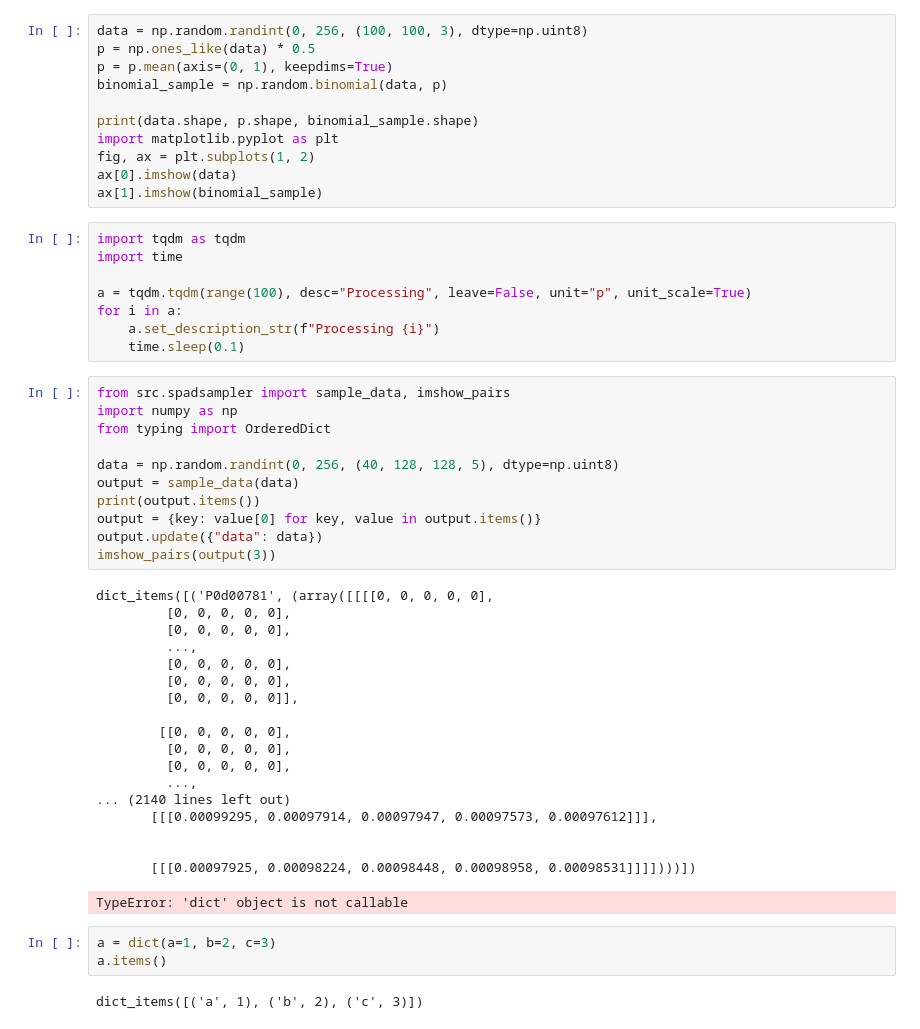
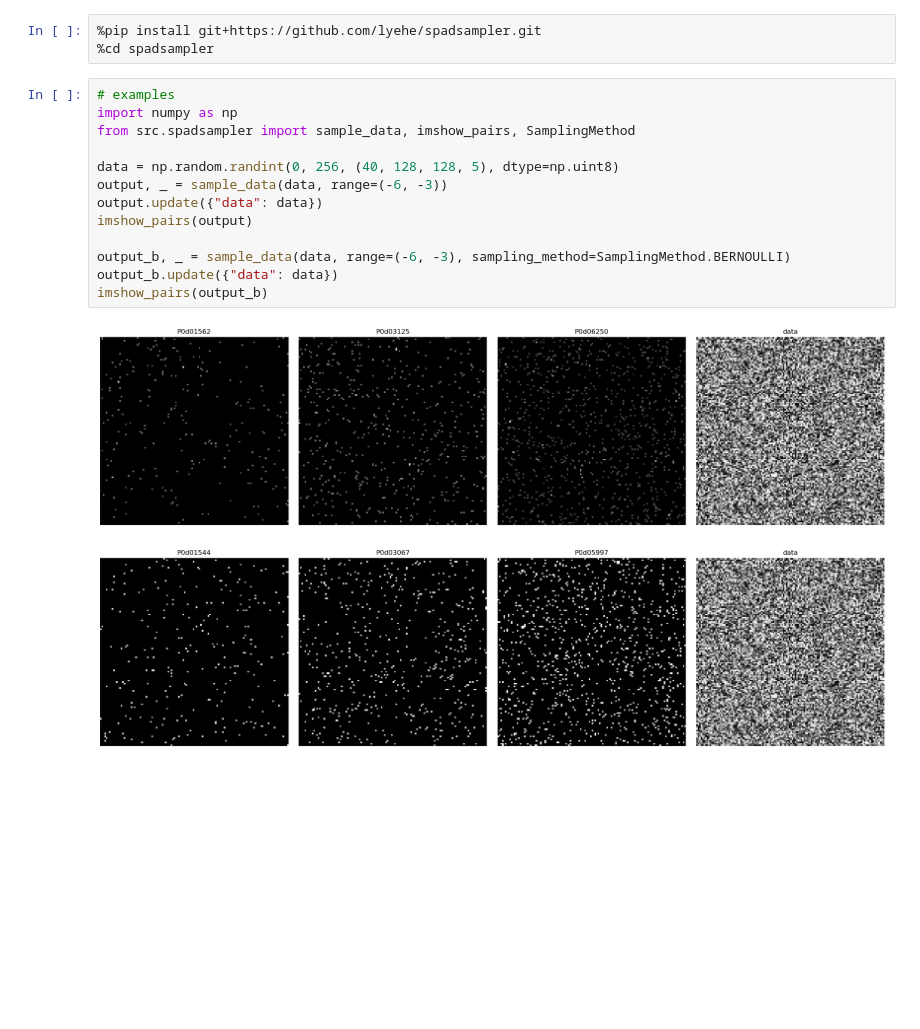
Before and after one commit to lyehe/spadsampler, a Jupyter notebook: examples.ipynb, the cells around one changed output. Cells and saved outputs as stored; diff of their text form; blank space fills up the shorter version.

Commit message:
Updated examples

```diff
--- a/examples.ipynb
+++ b/examples.ipynb
@@ -1,54 +1,19 @@
-# %%
-data = np.random.randint(0, 256, (100, 100, 3), dtype=np.uint8)
-p = np.ones_like(data) * 0.5
-p = p.mean(axis=(0, 1), keepdims=True)
-binomial_sample = np.random.binomial(data, p)
-
-print(data.shape, p.shape, binomial_sample.shape)
-import matplotlib.pyplot as plt
-fig, ax = plt.subplots(1, 2)
-ax[0].imshow(data)
-ax[1].imshow(binomial_sample)
-# %%
-import tqdm as tqdm
-import time
-
-a = tqdm.tqdm(range(100), desc="Processing", leave=False, unit="p", unit_scale=True)
-for i in a:
-    a.set_description_str(f"Processing {i}")
-    time.sleep(0.1)
+# %%
+%pip install git+https://github.com/lyehe/spadsampler.git
+%cd spadsampler
 # %%
-from src.spadsampler import sample_data, imshow_pairs
+# examples
 import numpy as np
-from typing import OrderedDict
+from src.spadsampler import sample_data, imshow_pairs, SamplingMethod
 
 data = np.random.randint(0, 256, (40, 128, 128, 5), dtype=np.uint8)
-output = sample_data(data)
-print(output.items())
-output = {key: value[0] for key, value in output.items()}
+output, _ = sample_data(data, range=(-6, -3))
 output.update({"data": data})
-imshow_pairs(output(3))
+imshow_pairs(output)
+
+output_b, _ = sample_data(data, range=(-6, -3), sampling_method=SamplingMethod.BERNOULLI)
+output_b.update({"data": data})
+imshow_pairs(output_b)
 # %% [output]
-dict_items([('P0d00781', (array([[[[0, 0, 0, 0, 0],
-         [0, 0, 0, 0, 0],
-         [0, 0, 0, 0, 0],
-         ...,
-         [0, 0, 0, 0, 0],
-         [0, 0, 0, 0, 0],
-         [0, 0, 0, 0, 0]],
-
-        [[0, 0, 0, 0, 0],
-         [0, 0, 0, 0, 0],
-         [0, 0, 0, 0, 0],
-         ...,
-... (2140 lines left out)
-       [[[0.00099295, 0.00097914, 0.00097947, 0.00097573, 0.00097612]]],
-
-
-       [[[0.00097925, 0.00098224, 0.00098448, 0.00098958, 0.00098531]]]])))])
-TypeError: 'dict' object is not callable
+[figure, added]
+[figure, added]
-# %%
-a = dict(a=1, b=2, c=3)
-a.items()
-# %% [output]
-dict_items([('a', 1), ('b', 2), ('c', 3)])
```
Also changed, not shown: parts of 1 cell of this notebook, 3 other files.
